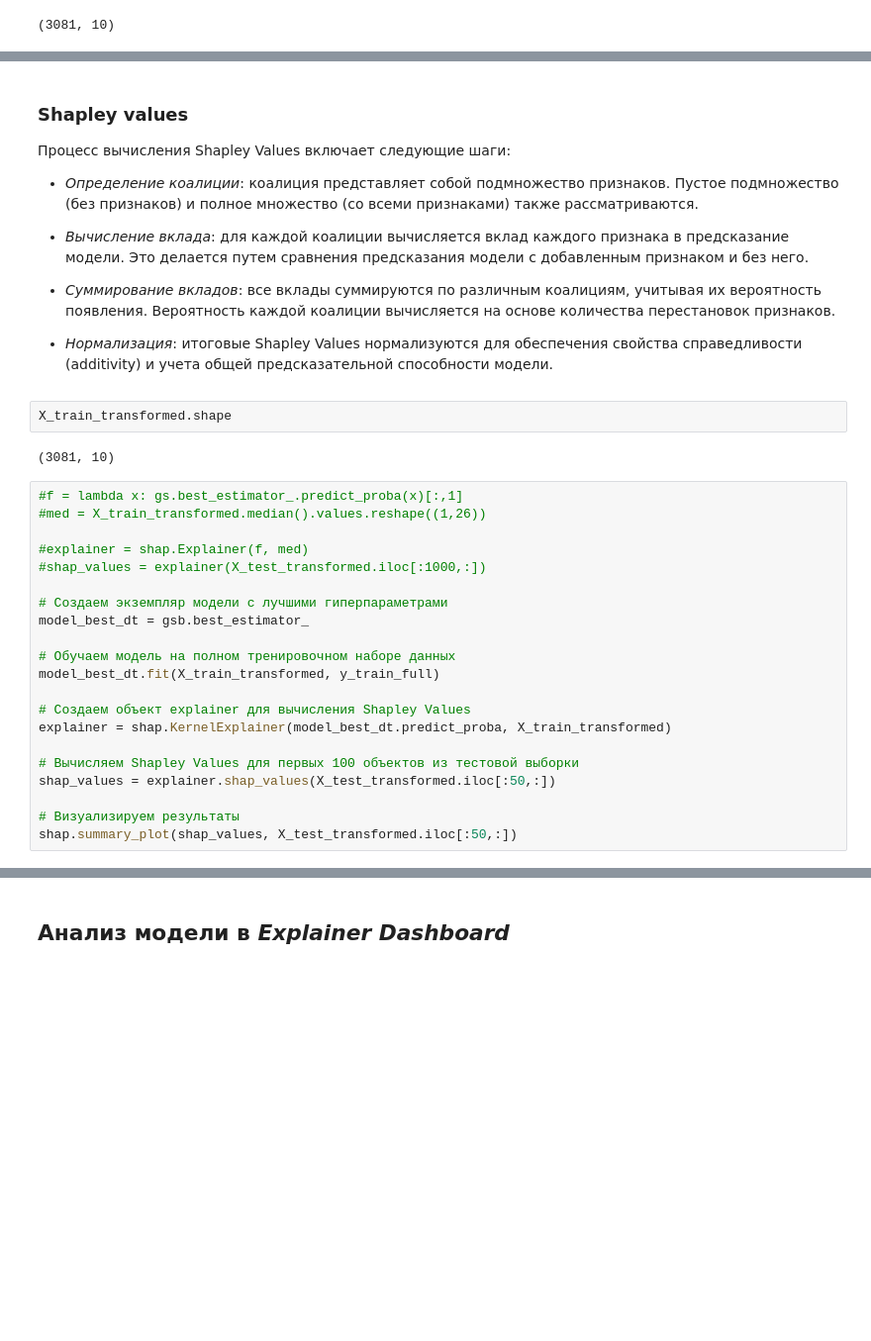
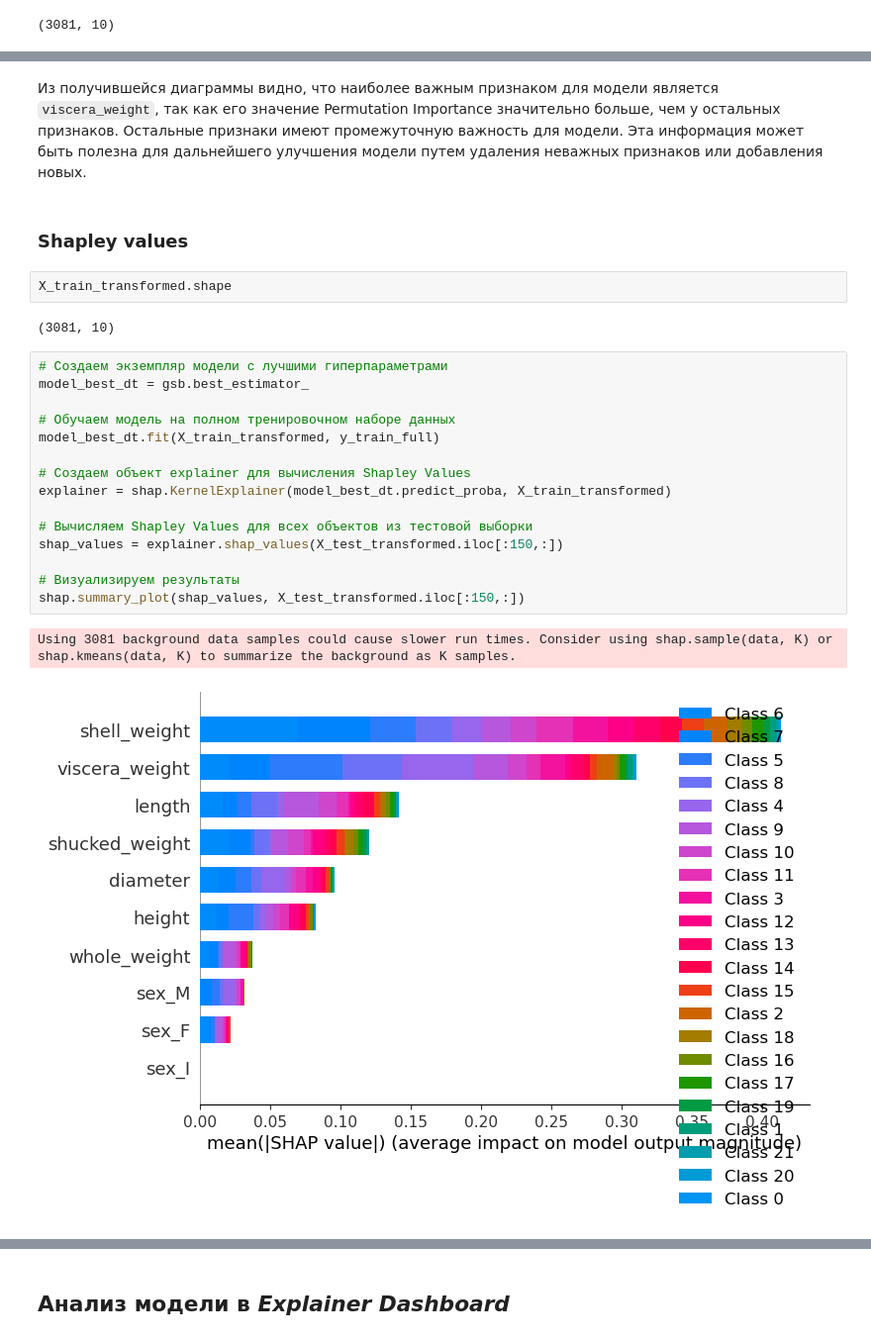
Before and after one commit to trofimovelijah/eda_177213, a Jupyter notebook: tiy_predict_age_abalone.ipynb, the cells around one changed output, grey strips where cells are left out. Shown at 99% size. Saved outputs shown, nothing was run; the diff lists cells and outputs as text; blank space fills up the shorter version.

```diff
--- a/tiy_predict_age_abalone.ipynb
+++ b/tiy_predict_age_abalone.ipynb
@@ -1405,37 +1374,26 @@ Text(0.5, 0, 'Permutation Importance')
-# %% [markdown]
-### Shapley values
-
-Процесс вычисления Shapley Values включает следующие шаги:
-
-*  *Определение коалиции*: коалиция представляет собой подмножество признаков. Пустое подмножество (без признаков) и полное множество (со всеми признаками) также рассматриваются.
-
-*  *Вычисление вклада*: для каждой коалиции вычисляется вклад каждого признака в предсказание модели. Это делается путем сравнения предсказания модели с добавленным признаком и без него.
-
-*  *Суммирование вкладов*: все вклады суммируются по различным коалициям, учитывая их вероятность появления. Вероятность каждой коалиции вычисляется на основе количества перестановок признаков.
-
-*   *Нормализация*: итоговые Shapley Values нормализуются для обеспечения свойства справедливости (additivity) и учета общей предсказательной способности модели.
+# %% [markdown]
+Из получившейся диаграммы видно, что наиболее важным признаком для модели является `viscera_weight`, так как его значение Permutation Importance значительно больше, чем у остальных признаков. Остальные признаки имеют промежуточную важность для модели. Эта информация может быть полезна для дальнейшего улучшения модели путем удаления неважных признаков или добавления новых.
+# %% [markdown]
+### Shapley values
 # %%
 X_train_transformed.shape
 # %% [output]
 (3081, 10)
 # %%
-#f = lambda x: gs.best_estimator_.predict_proba(x)[:,1]
-#med = X_train_transformed.median().values.reshape((1,26))
-
-#explainer = shap.Explainer(f, med)
-#shap_values = explainer(X_test_transformed.iloc[:1000,:])
-
 # Создаем экземпляр модели с лучшими гиперпараметрами
 model_best_dt = gsb.best_estimator_
 
 # Обучаем модель на полном тренировочном наборе данных
 model_best_dt.fit(X_train_transformed, y_train_full)
 
 # Создаем объект explainer для вычисления Shapley Values
 explainer = shap.KernelExplainer(model_best_dt.predict_proba, X_train_transformed)
 
-# Вычисляем Shapley Values для первых 100 объектов из тестовой выборки
-shap_values = explainer.shap_values(X_test_transformed.iloc[:50,:])
+# Вычисляем Shapley Values для всех объектов из тестовой выборки
+shap_values = explainer.shap_values(X_test_transformed.iloc[:150,:])
 
 # Визуализируем результаты
-shap.summary_plot(shap_values, X_test_transformed.iloc[:50,:])
+shap.summary_plot(shap_values, X_test_transformed.iloc[:150,:])
+# %% [output]
+Using 3081 background data samples could cause slower run times. Consider using shap.sample(data, K) or shap.kmeans(data, K) to summarize the background as K samples.
+[figure, added]
```
Also changed, not shown: parts of 32 cells of this notebook.
